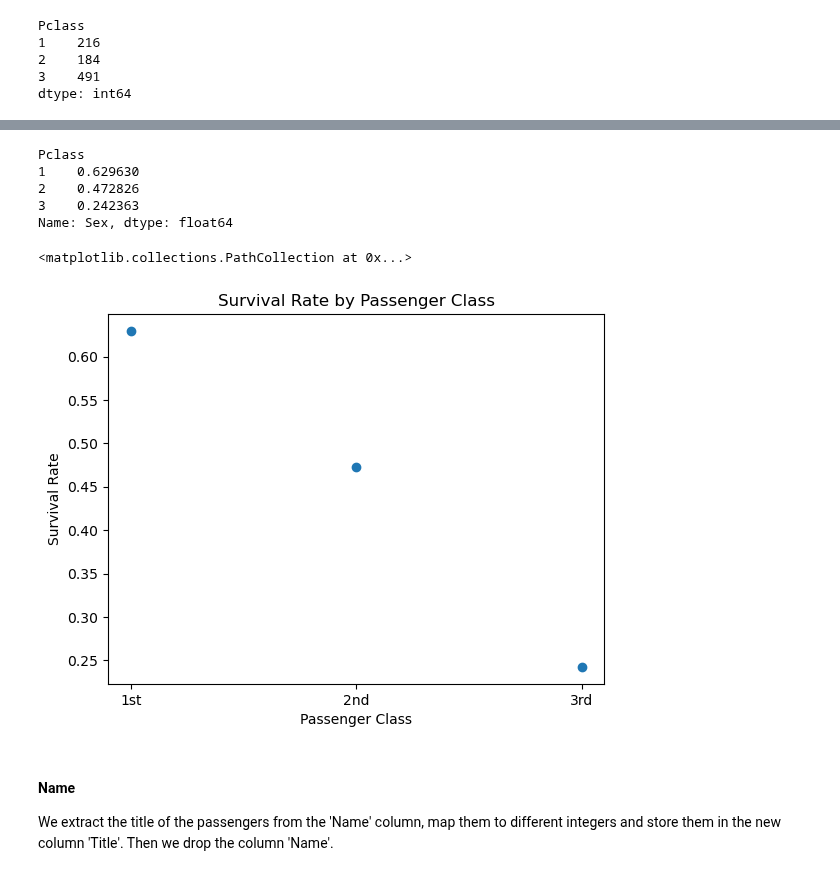
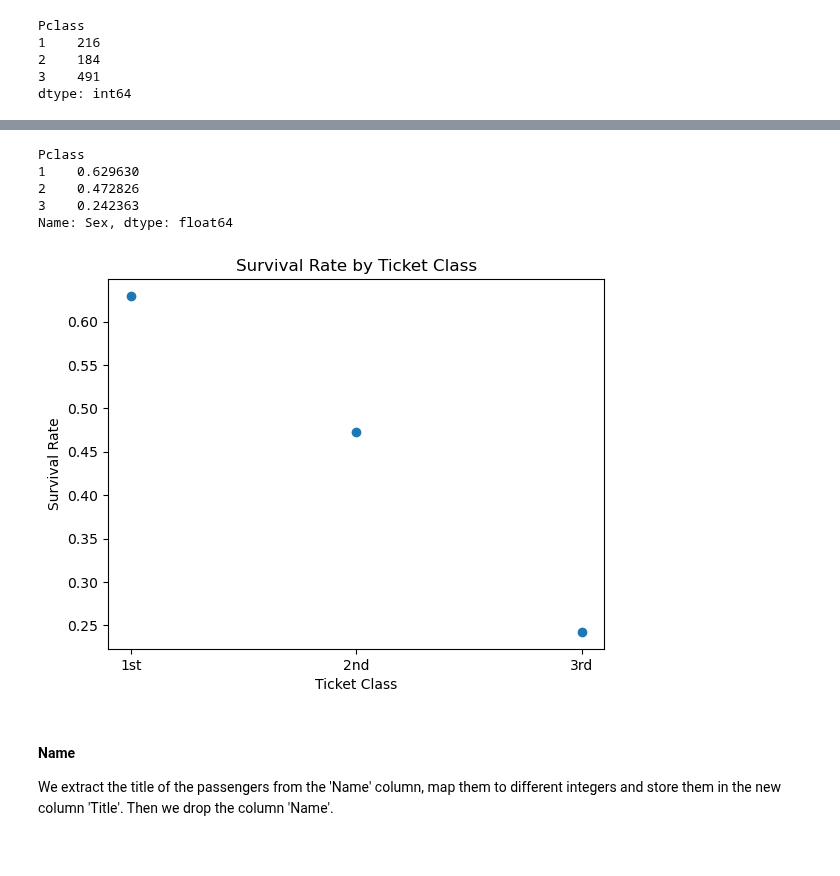
Before and after one commit to mariusjb/dm1-titanic, a Jupyter notebook: preprocessing.ipynb, the cells around one changed output, grey strips where cells are left out. Saved outputs shown, nothing was run; the diff lists cells and outputs as text; code cells hidden in the pictures.

```diff
--- a/preprocessing.ipynb
+++ b/preprocessing.ipynb
@@ -103,5 +97,5 @@ plt.bar(np.arange(2), df.groupby('Survived').count()['Name'])
 [figure]
 # %%
 # change datatype from integer to object
-df['Survived'] = df['Survived'].astype(object)
-df['Survived'].value_counts().plot(kind='bar', rot = 0)
+#df['Survived'] = df['Survived'].astype(object)
+#df['Survived'].value_counts().plot(kind='bar', rot = 0)
@@ -133,6 +124,6 @@ plt.bar(np.arange(3), df.groupby('Pclass').count()['Name'])
 [figure]
 # %%
 # change datatype from integer to object
-df['Pclass'] = df['Pclass'].astype(object)
+#df['Pclass'] = df['Pclass'].astype(object)
 
-df['Pclass'].value_counts().loc[[1,2,3]].plot(kind='bar', rot = 0)
+#df['Pclass'].value_counts().loc[[1,2,3]].plot(kind='bar', rot = 0)
@@ -159,23 +147,23 @@ plt.show
 # %%
 # transforming the values in survival rates
 survival_rate = Surv_1 / (Surv_0 + Surv_1)
 print(survival_rate)
-plt.xlabel('Passenger Class')
+plt.xlabel('Ticket Class')
 plt.ylabel('Survival Rate')
-plt.title('Survival Rate by Passenger Class')
+plt.title('Survival Rate by Ticket Class')
 plt.xticks(np.arange(3), ('1st', '2nd', '3rd'))
 plt.scatter(np.arange(3), survival_rate)
+plt.savefig("figures\\pclass_survivalrates.jpg")
 
 #Although not statistically founded, there is a strong relationship between the passenger class and the question of surviving or not surviving
 #While 63% of the passengers in the first class survived, this rate gradually went down to 47% in the second class and 24% in the third class.
 # %% [output]
 Pclass
 1    0.629630
 2    0.472826
 3    0.242363
 Name: Sex, dtype: float64
-<matplotlib.collections.PathCollection at 0x...>
-[figure, old version]
+[figure, new version]
 # %% [markdown]
 #### Name
 We extract the title of the passengers from the 'Name' column, map them to different integers and store them in the new column 'Title'. Then we drop the column 'Name'.
```
Also changed, not shown: parts of 20 cells of this notebook, 5 other files.
